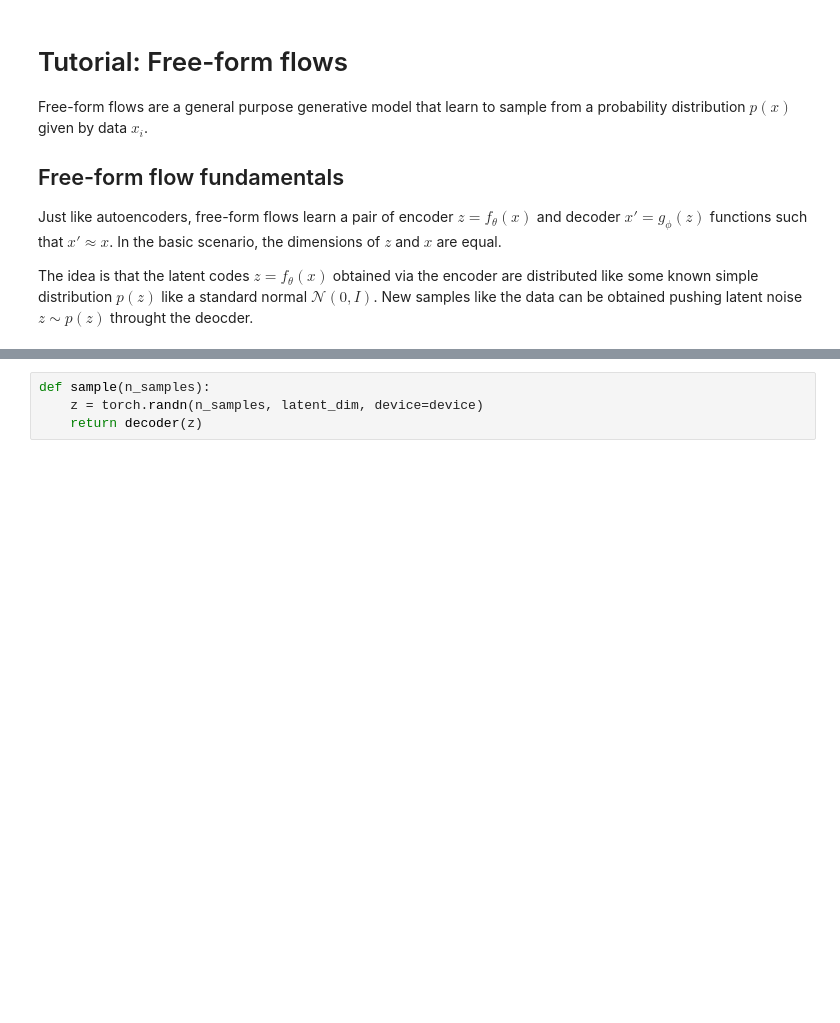
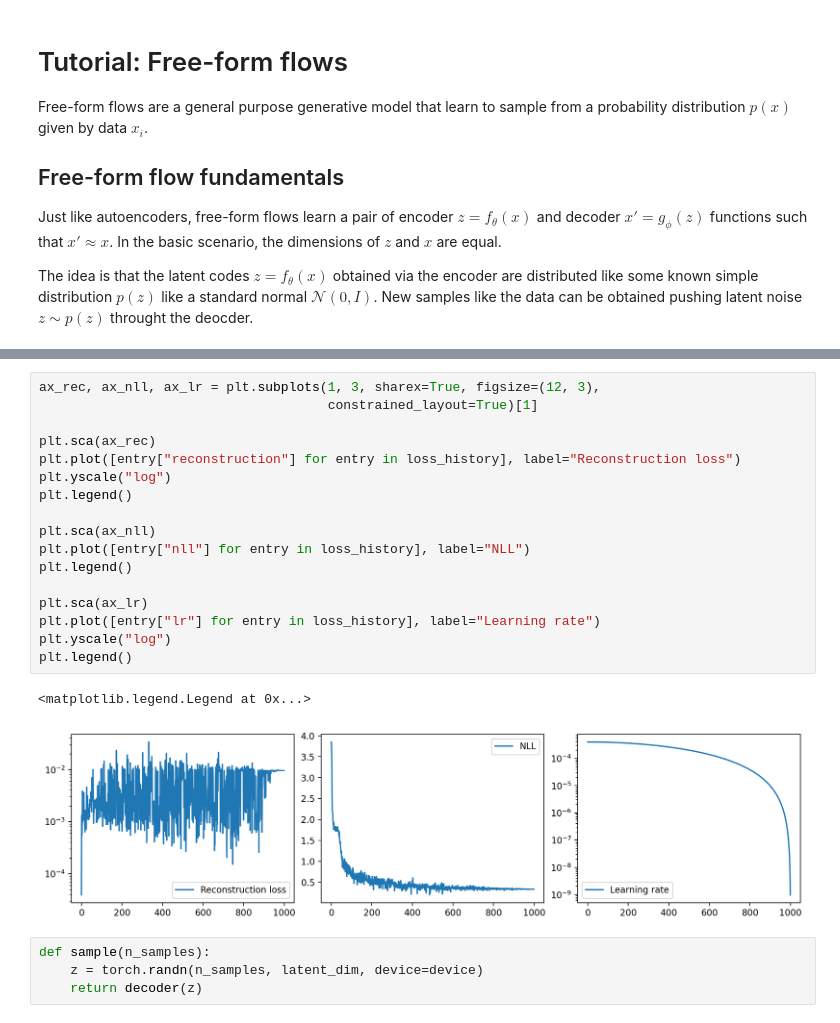
Before and after one commit to vislearn/FFF, a Jupyter notebook: toy-example.ipynb, the cells around one changed output, grey strips where cells are left out. Saved outputs shown, nothing was run; the diff lists cells and outputs as text; blank space fills up the shorter version.

```diff
--- a/toy-example.ipynb
+++ b/toy-example.ipynb
@@ -95,3 +142,23 @@ INFO: Using pytorch backend
+# %%
+ax_rec, ax_nll, ax_lr = plt.subplots(1, 3, sharex=True, figsize=(12, 3),
+                                     constrained_layout=True)[1]
+
+plt.sca(ax_rec)
+plt.plot([entry["reconstruction"] for entry in loss_history], label="Reconstruction loss")
+plt.yscale("log")
+plt.legend()
+
+plt.sca(ax_nll)
+plt.plot([entry["nll"] for entry in loss_history], label="NLL")
+plt.legend()
+
+plt.sca(ax_lr)
+plt.plot([entry["lr"] for entry in loss_history], label="Learning rate")
+plt.yscale("log")
+plt.legend()
+# %% [output]
+<matplotlib.legend.Legend at 0x...>
+[figure, added]
 # %%
 def sample(n_samples):
     z = torch.randn(n_samples, latent_dim, device=device)
```
Also changed, not shown: parts of 6 cells of this notebook.
